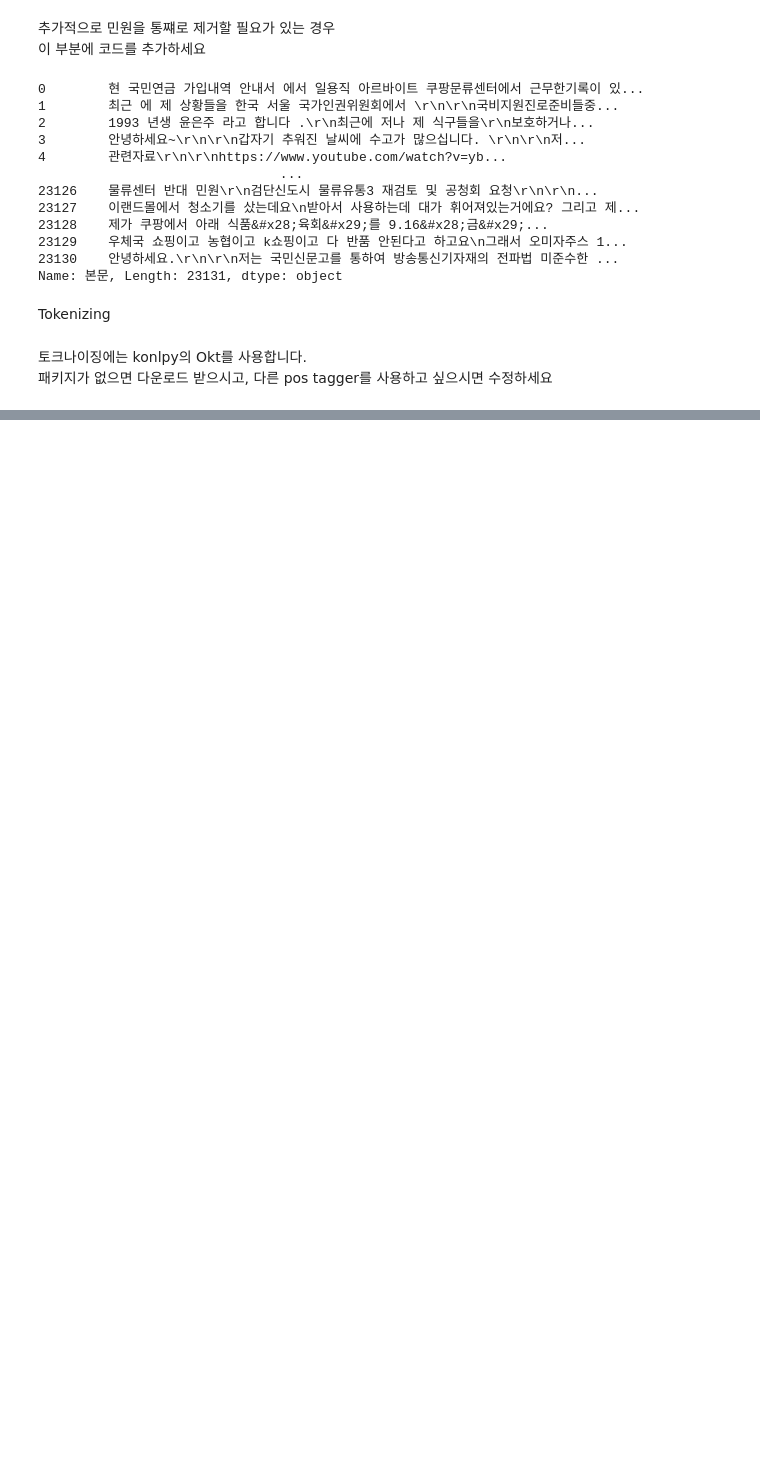
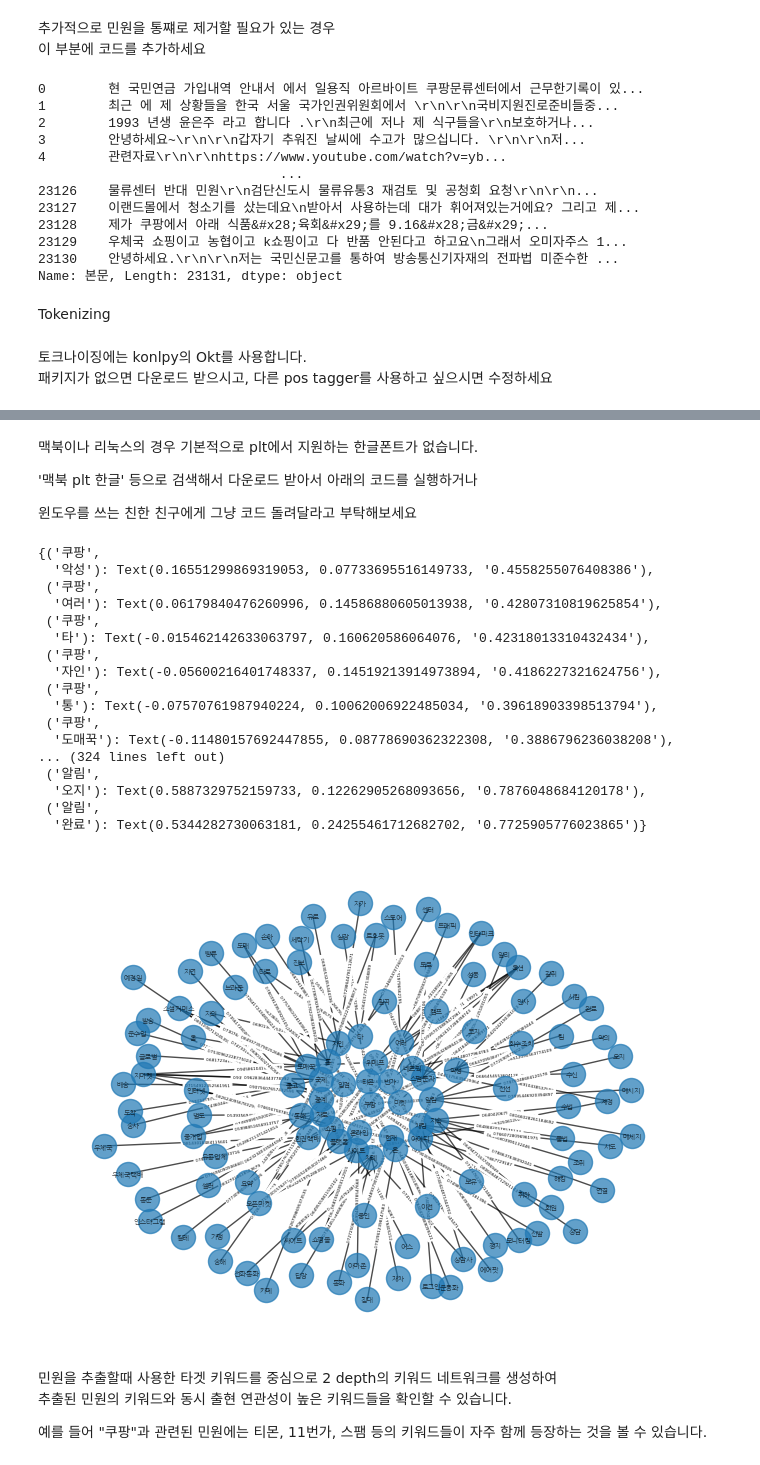
Before and after one commit to mglee815/ISDS, a Jupyter notebook: W2V/W2V_example.ipynb, the cells around one changed output, grey strips where cells are left out. Cells and saved outputs as stored; diff of their text form; code cells hidden in the pictures; blank space fills up the shorter version.

```diff
--- a/W2V/W2V_example.ipynb
+++ b/W2V/W2V_example.ipynb
@@ -40,0 +102,59 @@ tokens = text.apply(lambda x : okt.nouns(str(x)) if len(str(x)) < 1000 else "Too
+# %%
+nodes = list(g.nodes())
+nodes.remove(center_keyword)
+# %%
+depth2 = {}
+
+for node in nodes:
+    temp = model.wv.most_similar(node, topn = 5)
+    depth2[node] = temp
+# %%
+for key in depth2.keys():
+    for node, weight in depth2[key]:
+        g.add_edge(key, node, weight=weight)
+# %% [markdown]
+맥북이나 리눅스의 경우 기본적으로 plt에서 지원하는 한글폰트가 없습니다.
+
+'맥북 plt 한글' 등으로 검색해서 다운로드 받아서 아래의 코드를 실행하거나
+
+윈도우를 쓰는 친한 친구에게 그냥 코드 돌려달라고 부탁해보세요
+# %%
+import matplotlib.font_manager as fm
+import matplotlib
+
+#Change font path fit to your enviroment
+font_path = "/usr/share/fonts/truetype/nanum/NanumGothic.ttf"
+fontprop = fm.FontProperties(fname=font_path, size=18)
+font_name = fm.FontProperties(fname="/usr/share/fonts/truetype/nanum/NanumGothic.ttf").get_name()
+
+matplotlib.rcParams['font.family'] ='NanumGothic'
+matplotlib.rcParams['axes.unicode_minus'] =False
+# %%
+pos = nx.kamada_kawai_layout(g)
+labels = nx.get_edge_attributes(g, 'weight')
+nx.draw(g, pos = pos, with_labels = True, font_family = font_name, font_size = 5, alpha = 0.7)
+nx.draw_networkx_edge_labels(g, edge_labels=labels, font_size = 3, pos = pos)
+# %% [output]
+{('쿠팡',
+  '악성'): Text(0.16551299869319053, 0.07733695516149733, '0.4558255076408386'),
+ ('쿠팡',
+  '여러'): Text(0.06179840476260996, 0.14586880605013938, '0.42807310819625854'),
+ ('쿠팡',
+  '타'): Text(-0.015462142633063797, 0.160620586064076, '0.42318013310432434'),
+ ('쿠팡',
+  '자인'): Text(-0.05600216401748337, 0.14519213914973894, '0.4186227321624756'),
+ ('쿠팡',
+  '통'): Text(-0.07570761987940224, 0.10062006922485034, '0.39618903398513794'),
+ ('쿠팡',
+  '도매꾹'): Text(-0.11480157692447855, 0.08778690362322308, '0.3886796236038208'),
+... (324 lines left out)
+ ('알림',
+  '오지'): Text(0.5887329752159733, 0.12262905268093656, '0.7876048684120178'),
+ ('알림',
+  '완료'): Text(0.5344282730063181, 0.24255461712682702, '0.7725905776023865')}
+[figure, added]
+# %% [markdown]
+민원을 추출할때 사용한 타겟 키워드를 중심으로 2 depth의 키워드 네트워크를 생성하여 \
+추출된 민원의 키워드와 동시 출현 연관성이 높은 키워드들을 확인할 수 있습니다.
+
+예를 들어 "쿠팡"과 관련된 민원에는 티몬, 11번가, 스팸 등의 키워드들이 자주 함께 등장하는 것을 볼 수 있습니다.
```
Also changed, not shown: parts of 18 cells of this notebook.
